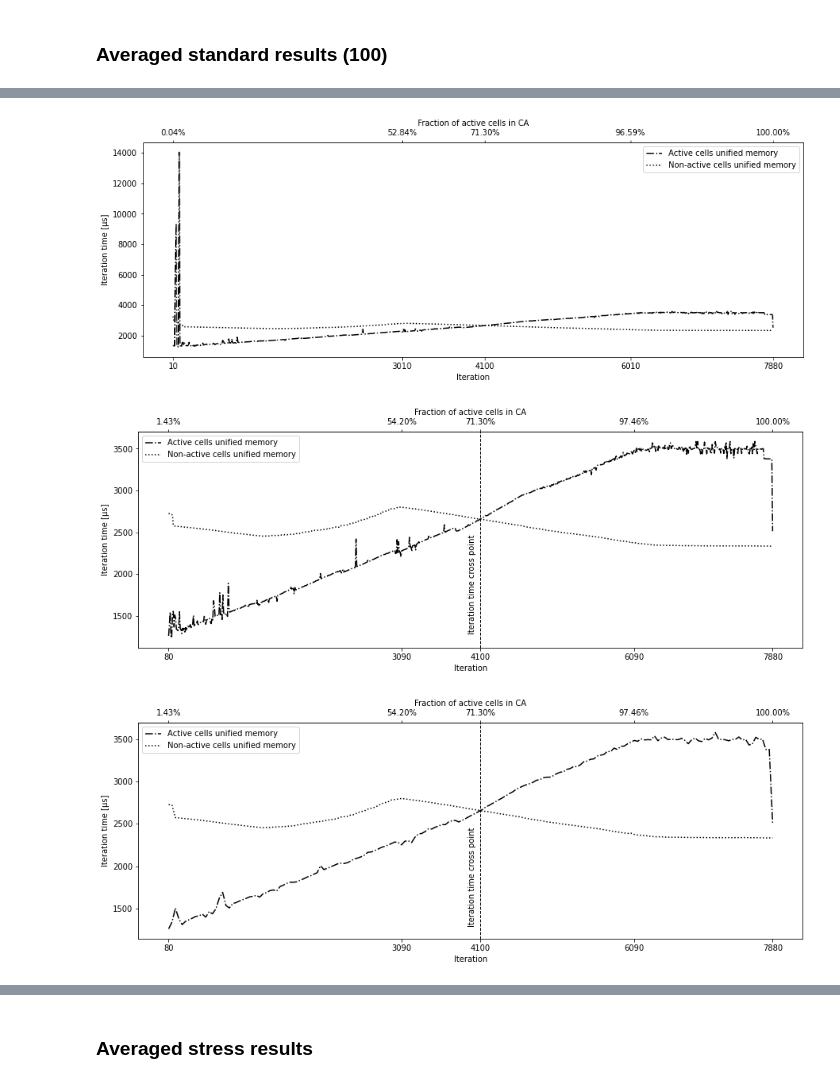
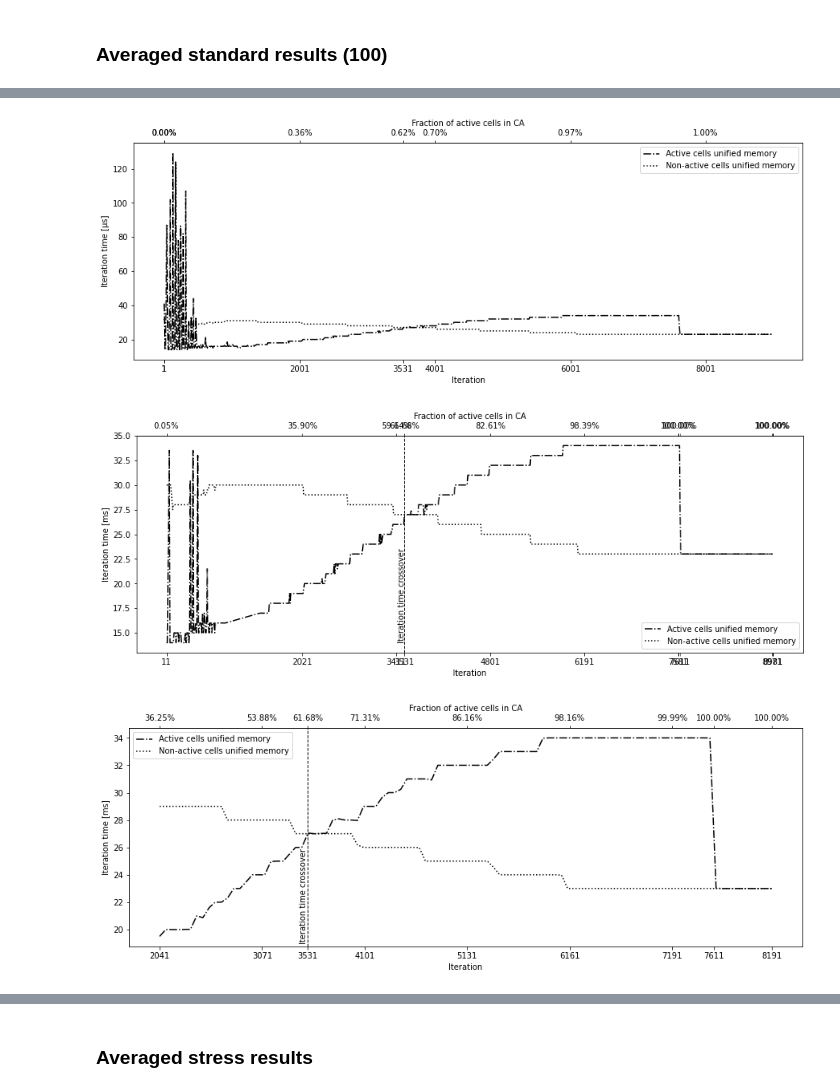
Before and after one commit to prenc/saturated-flow-thesis, a Jupyter notebook: coverage_evaluation.ipynb, the cells around one changed output, grey strips where cells are left out. Saved outputs shown, nothing was run; the diff lists cells and outputs as text; code cells hidden in the pictures.

Commit message:
Improve plot comp func

```diff
--- a/coverage_evaluation.ipynb
+++ b/coverage_evaluation.ipynb
@@ -24,7 +24,7 @@ def smoothen_plot(x, y, smooth_power=300):
     smoothened_y = spl(smoothened_x)
     return smoothened_x, smoothened_y
 # %%
-def plot_ac_u_comp(df, clean=3, smooth_u=False, smooth_ac=False, draw_v_lines=False):
+def plot_ac_u_comp(df, clean=3, smooth_u=0, smooth_ac=0, draw_v_lines=False):
     if clean:
         cleaned_df = removed_outliers(df, 'ac_iter_time', level=clean)
         cleaned_df = removed_outliers(cleaned_df, 'u_iter_time', level=clean)
@@ -35,21 +35,21 @@ def plot_ac_u_comp(df, clean=3, smooth_u=False, smooth_ac=False, draw_v_lines=Fa
     _, ax = plt.subplots(figsize=(15, 5))
 
     if smooth_ac:
-        new_iter_no, ac_iter_time_smooth = smoothen_plot(cleaned_df.iteration_no, cleaned_df.ac_iter_time, 180)
+        new_iter_no, ac_iter_time_smooth = smoothen_plot(cleaned_df.iteration_no, cleaned_df.ac_iter_time, smooth_ac)
     else:
         new_iter_no, ac_iter_time_smooth = cleaned_df.iteration_no, cleaned_df.ac_iter_time
     ax.plot(new_iter_no, ac_iter_time_smooth, label='Active cells unified memory', c='black', ls='-.')
 
 
     if smooth_u:
-        new_iter_no, u_iter_time_smooth = smoothen_plot(cleaned_df.iteration_no, cleaned_df.u_iter_time, 180)
+        new_iter_no, u_iter_time_smooth = smoothen_plot(cleaned_df.iteration_no, cleaned_df.u_iter_time, smooth_u)
     else:
         new_iter_no, u_iter_time_smooth = cleaned_df.iteration_no, cleaned_df.u_iter_time
     ax.plot(new_iter_no, u_iter_time_smooth, label='Non-active cells unified memory', c='black', ls=':')
 
     iteration_no = cleaned_df['iteration_no']
 
-    first_100 = (cleaned_df['ac_coverage'] == 100).idxmax()
+    first_100 = (cleaned_df['ac_coverage'] == 1).idxmax()
     # if draw_v_lines:
     #     ax.axvline(x=iteration_no[first_100], lw=1, ls='--', c='black')
     #     ax.text(iteration_no[first_100] - 150, 1300, 'All cells are active', rotation=90)
@@ -57,13 +57,20 @@ def plot_ac_u_comp(df, clean=3, smooth_u=False, smooth_ac=False, draw_v_lines=Fa
     cross_point = ((cleaned_df['ac_iter_time'] - cleaned_df['u_iter_time']).abs()).idxmin()
     if draw_v_lines:
         ax.axvline(x=iteration_no[cross_point], lw=1, ls='--', c='black')
-        ax.text(iteration_no[cross_point] - 50, ax.get_ylim()[0] + 10, 'Iteration time crossover', rotation=90)
+        y_lim = ax.get_ylim()
+        x_lim = ax.get_xlim()
+        ax.text(iteration_no[cross_point] - x_lim[1] * .01,
+                (y_lim[1] - y_lim[0]) * .02 + y_lim[0],
+                'Iteration time crossover', rotation=90)
 
-    xs = [i for i in range(cleaned_df.shape[0]) if i % 300 == 0] + [cross_point, first_100]
+    xs = (
+      list(range(0, cleaned_df.shape[0], round(cleaned_df.shape[0] / 6)))
+      + [cross_point, first_100, len(cleaned_df) - 1]
+    )
     xticks = [iteration_no[i] for i in xs]
 
     ax.set_xlabel('Iteration')
-    ax.set_ylabel('Iteration time [μs]')
+    ax.set_ylabel('Iteration time [ms]')
     ax.set_xticks(xticks)
 
     secax = ax.secondary_xaxis('top')
@@ -71,7 +78,7 @@ def plot_ac_u_comp(df, clean=3, smooth_u=False, smooth_ac=False, draw_v_lines=Fa
 
     secax.set_xticks(xticks)
     secax.set_xticklabels([
-        f'{cleaned_df[cleaned_df.iteration_no == i].ac_coverage.iloc[0]:.2f}%'
+        f'{cleaned_df[cleaned_df.iteration_no == i].ac_coverage.iloc[0] * 100:.2f}%'
         for i in xticks
     ])
 
@@ -115,0 +89,11 @@ avg_1000_comp.describe()
+# %%
+ac_to_avg = glob('unical_mount_point/standard_test/active_cells_32_4000_9000_6_*.csv')
+u_to_avg = glob('unical_mount_point/standard_test/unified_memory_32_4000_9000_6_*.csv')
+
+avg_100_comp = pd.read_csv(ac_to_avg[0], skiprows=1, names=['iteration_no', 'ac_coverage', 'ac_iter_time', 'x', 'y'])
+avg_100_comp.drop(['x', 'y'], axis=1, inplace=True)
+
+avg_100_comp['ac_iter_time'] = get_column_from_many_csv(ac_to_avg, 2).median(axis=1)
+avg_100_comp['u_iter_time'] = get_column_from_many_csv(u_to_avg, 2).median(axis=1)
+
+avg_100_comp.describe()
@@ -116,12 +110,12 @@ avg_1000_comp.describe()
 # %%
-plot_ac_u_comp(avg_1000_comp, clean=False, draw_v_lines=False)
+plot_ac_u_comp(avg_100_comp, clean=False, draw_v_lines=False)
 # %% [output]
-[figure, old version]
+[figure, new version]
 # %%
-plot_ac_u_comp(avg_1000_comp, clean=3, draw_v_lines=True)
+plot_ac_u_comp(avg_100_comp, clean=1.5, draw_v_lines=True)
 # %% [output]
-[figure, old version]
+[figure, new version]
 # %%
-plot_ac_u_comp(avg_1000_comp, clean=3, smooth_ac=True, smooth_u=True, draw_v_lines=True)
+plot_ac_u_comp(avg_100_comp.iloc[60:820], clean=1.5, smooth_ac=100, smooth_u=100, draw_v_lines=True)
 # %% [output]
-[figure, old version]
+[figure, new version]
```
Also changed, not shown: parts of 11 cells of this notebook.
